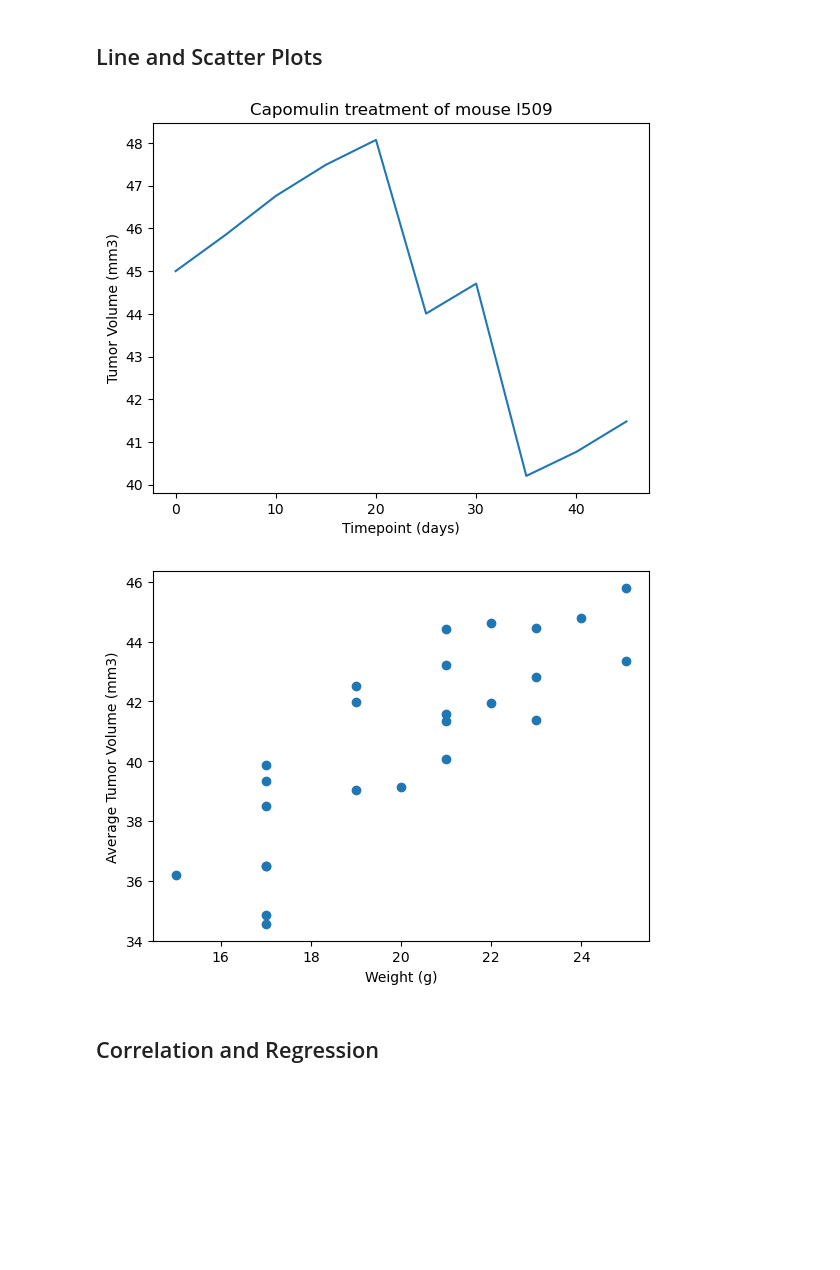
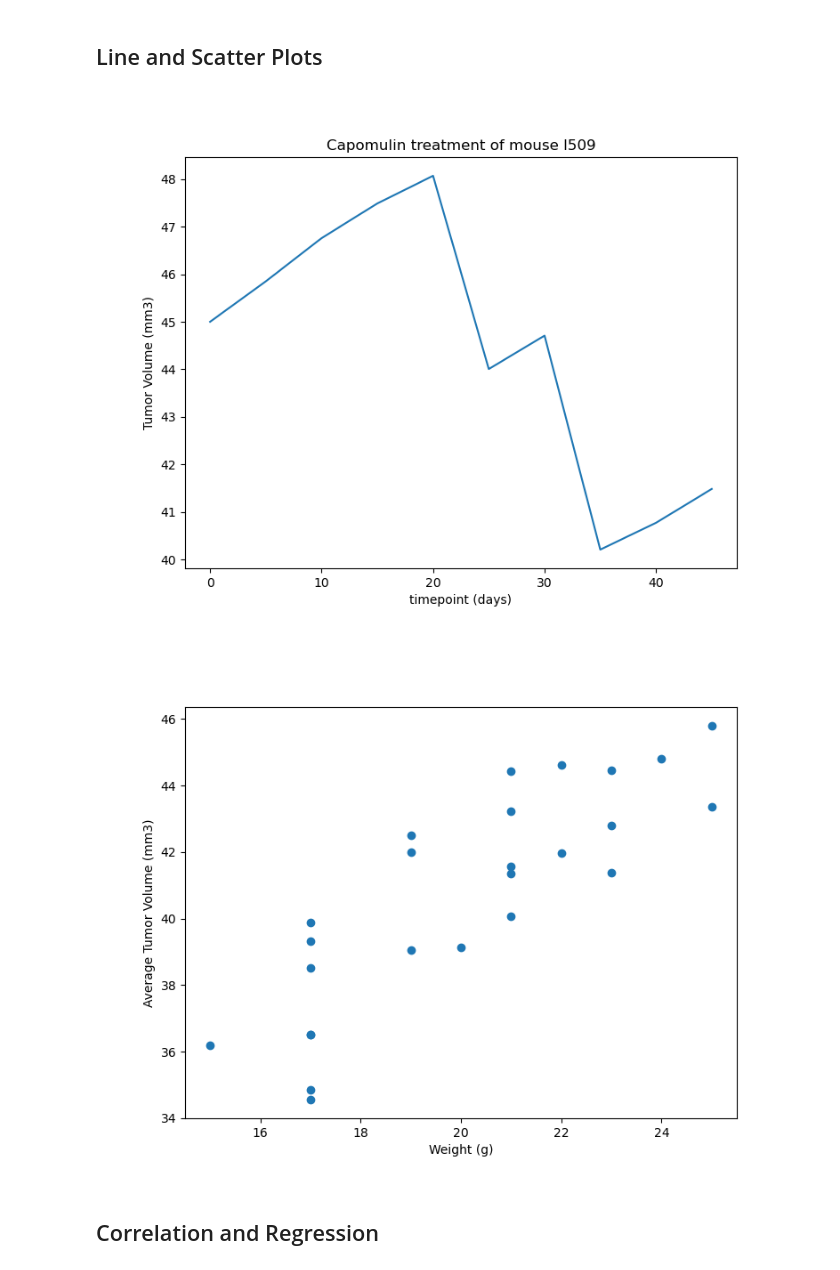
Before and after one commit to alvin-giang/Data_Visualization, a Jupyter notebook: Pymaceuticals/Working file.ipynb, the cells around one changed output. Saved outputs shown, nothing was run; the diff lists cells and outputs as text; code cells hidden in the pictures; blank space fills up the shorter version.

```diff
--- a/Pymaceuticals/Working file.ipynb
+++ b/Pymaceuticals/Working file.ipynb
@@ -206,12 +315,29 @@ Ceftamin's potential outliers: Series([], Name: Tumor Volume (mm3), dtype: float
 ## Line and Scatter Plots
 # %%
 # Generate a line plot of tumor volume vs. time point for a single mouse treated with Capomulin
+mouse_i509_df = cleaned_data_df.loc[cleaned_data_df["Mouse ID"] == "l509", :]
+mouse_x_axis = mouse_i509_df["Timepoint"]
+mouse_y_axis = mouse_i509_df["Tumor Volume (mm3)"]
+plt.figure(figsize= (8,6))
+plt.plot(mouse_x_axis, mouse_y_axis)
+plt.xlabel("timepoint (days)")
+plt.ylabel("Tumor Volume (mm3)")
+plt.title("Capomulin treatment of mouse l509")
+plt.show()
 # %% [output]
-[figure, old version]
+[figure, new version]
 # %%
 # Generate a scatter plot of mouse weight vs. the average observed tumor volume for the entire Capomulin regimen
+capomulin_df = cleaned_data_df.loc[cleaned_data_df["Drug Regimen"] == "Capomulin",:]
+mean_tumor_volume = capomulin_df.groupby(["Mouse ID"])["Tumor Volume (mm3)"].mean()
+mean_weight = capomulin_df.groupby(["Mouse ID"])["Weight (g)"].mean()
+plt.figure(figsize=(8,6))
+plt.scatter(mean_weight, mean_tumor_volume)
+plt.xlabel("Weight (g)")
+plt.ylabel("Average Tumor Volume (mm3)")
+plt.show()
 # %% [output]
-[figure, old version]
+[figure, new version]
 # %% [markdown]
 ## Correlation and Regression
 # %%
```
Also changed, not shown: parts of 12 cells of this notebook, 1 other file.
